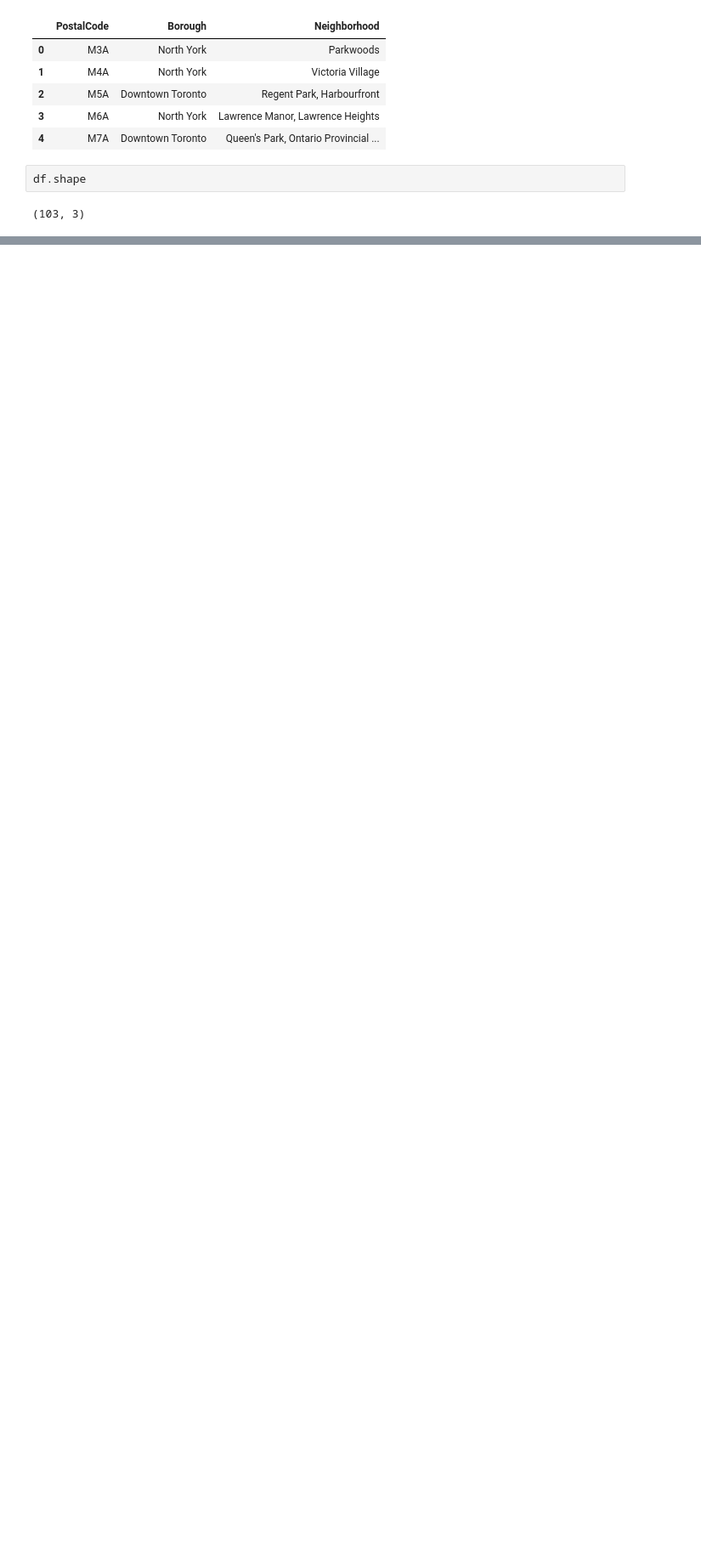
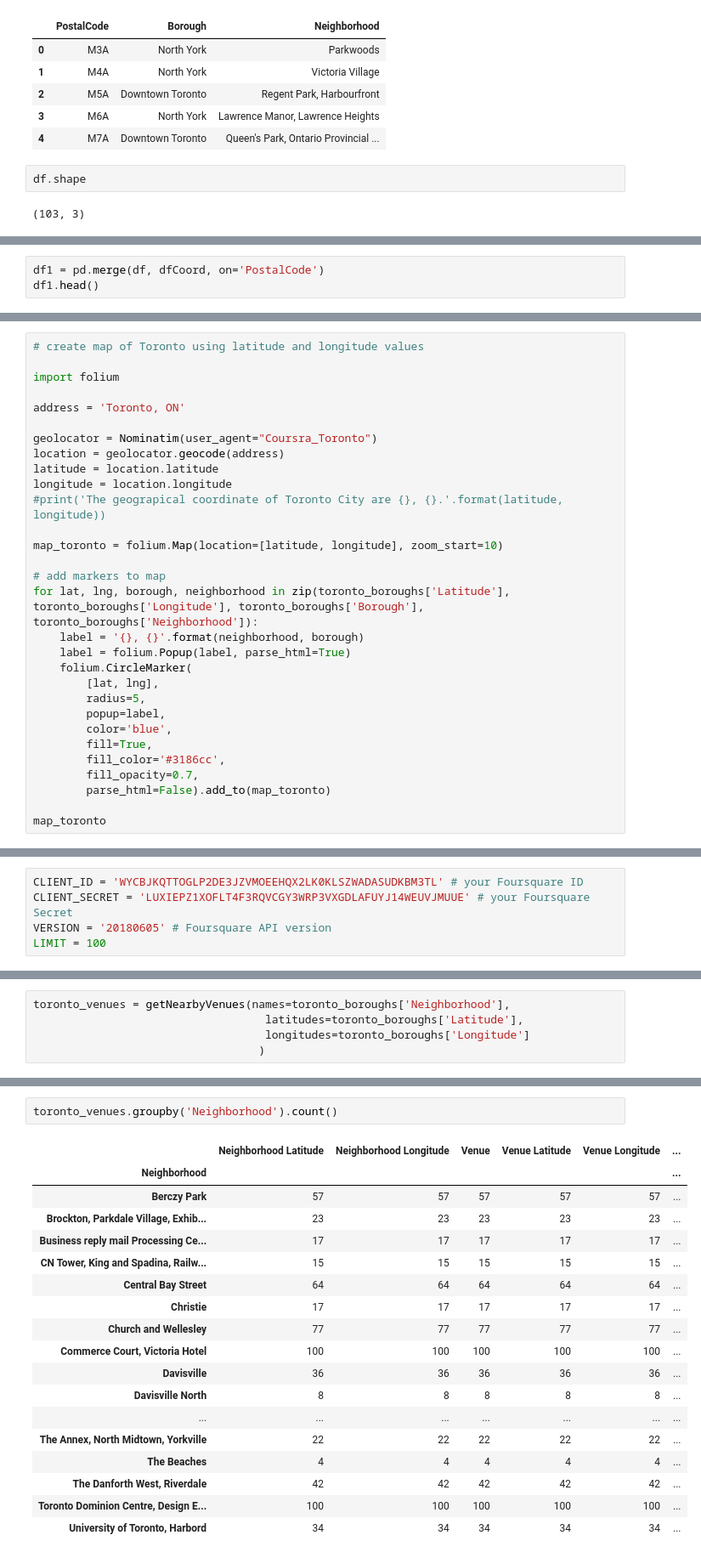
Before and after one commit to BlondinOo/Coursera_Capstone, a Jupyter notebook: SegmentingAndClusteringToronto.ipynb, the cells around one changed output, grey strips where cells are left out. Shown at 85% size. Cells and saved outputs as stored; diff of their text form; blank space fills up the shorter version.

```diff
--- a/SegmentingAndClusteringToronto.ipynb
+++ b/SegmentingAndClusteringToronto.ipynb
@@ -82,0 +186,3 @@ df.shape
+# %%
+df1 = pd.merge(df, dfCoord, on='PostalCode')
+df1.head()
@@ -82,0 +211,30 @@ df.shape
+# %%
+# create map of Toronto using latitude and longitude values
+
+import folium
+
+address = 'Toronto, ON'
+
+geolocator = Nominatim(user_agent="Coursra_Toronto")
+location = geolocator.geocode(address)
+latitude = location.latitude
+longitude = location.longitude
+#print('The geograpical coordinate of Toronto City are {}, {}.'.format(latitude, longitude))
+
+map_toronto = folium.Map(location=[latitude, longitude], zoom_start=10)
+
+# add markers to map
+for lat, lng, borough, neighborhood in zip(toronto_boroughs['Latitude'], toronto_boroughs['Longitude'], toronto_boroughs['Borough'], toronto_boroughs['Neighborhood']):
+    label = '{}, {}'.format(neighborhood, borough)
+    label = folium.Popup(label, parse_html=True)
+    folium.CircleMarker(
+        [lat, lng],
+        radius=5,
+        popup=label,
+        color='blue',
+        fill=True,
+        fill_color='#3186cc',
+        fill_opacity=0.7,
+        parse_html=False).add_to(map_toronto)
+
+map_toronto
@@ -82,0 +245,5 @@ df.shape
+# %%
+CLIENT_ID = 'WYCBJKQTTOGLP2DE3JZVMOEEHQX2LK0KLSZWADASUDKBM3TL' # your Foursquare ID
+CLIENT_SECRET = 'LUXIEPZ1XOFLT4F3RQVCGY3WRP3VXGDLAFUYJ14WEUVJMUUE' # your Foursquare Secret
+VERSION = '20180605' # Foursquare API version
+LIMIT = 100
@@ -82,0 +290,5 @@ df.shape
+# %%
+toronto_venues = getNearbyVenues(names=toronto_boroughs['Neighborhood'],
+                                   latitudes=toronto_boroughs['Latitude'],
+                                   longitudes=toronto_boroughs['Longitude']
+                                  )
@@ -82,0 +322,21 @@ df.shape
+# %%
+toronto_venues.groupby('Neighborhood').count()
+# %% [output]
+|  | Neighborhood Latitude | Neighborhood Longitude | Venue | Venue Latitude | Venue Longitude | ... |
+| Neighborhood |  |  |  |  |  | ... |
+| Berczy Park | 57 | 57 | 57 | 57 | 57 | ... |
+| Brockton, Parkdale Village, Exhib... | 23 | 23 | 23 | 23 | 23 | ... |
+| Business reply mail Processing Ce... | 17 | 17 | 17 | 17 | 17 | ... |
+| CN Tower, King and Spadina, Railw... | 15 | 15 | 15 | 15 | 15 | ... |
+| Central Bay Street | 64 | 64 | 64 | 64 | 64 | ... |
+| Christie | 17 | 17 | 17 | 17 | 17 | ... |
+| Church and Wellesley | 77 | 77 | 77 | 77 | 77 | ... |
+| Commerce Court, Victoria Hotel | 100 | 100 | 100 | 100 | 100 | ... |
+| Davisville | 36 | 36 | 36 | 36 | 36 | ... |
+| Davisville North | 8 | 8 | 8 | 8 | 8 | ... |
+| ... | ... | ... | ... | ... | ... | ... |
+| The Annex, North Midtown, Yorkville | 22 | 22 | 22 | 22 | 22 | ... |
+| The Beaches | 4 | 4 | 4 | 4 | 4 | ... |
+| The Danforth West, Riverdale | 42 | 42 | 42 | 42 | 42 | ... |
+| Toronto Dominion Centre, Design E... | 100 | 100 | 100 | 100 | 100 | ... |
+| University of Toronto, Harbord | 34 | 34 | 34 | 34 | 34 | ... |
```
Also changed, not shown: parts of 37 cells of this notebook, 6 other files.
